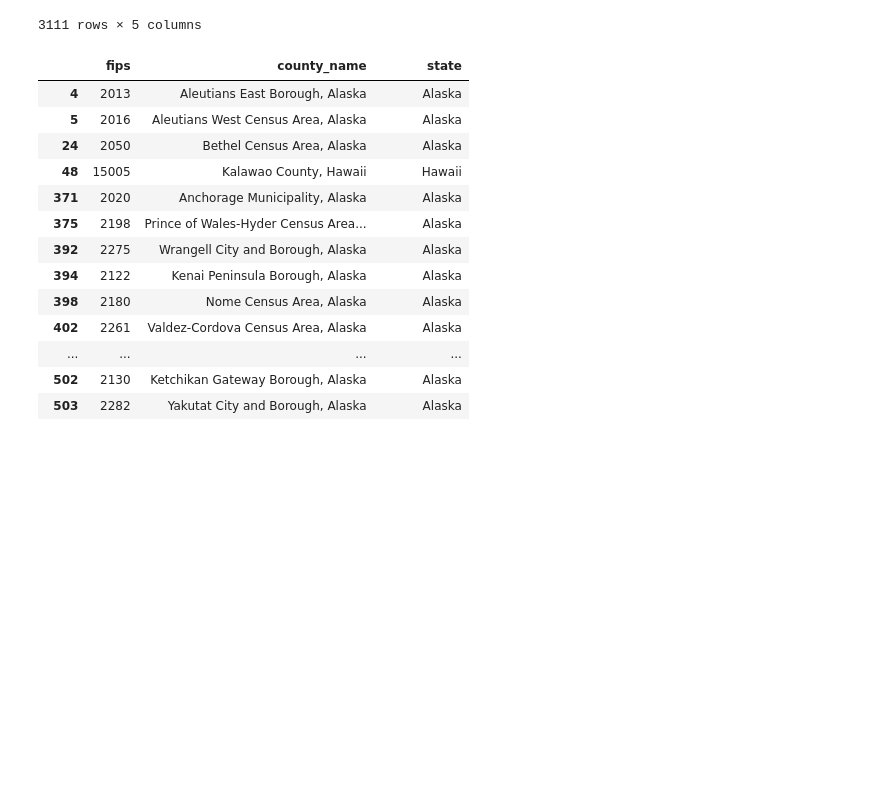
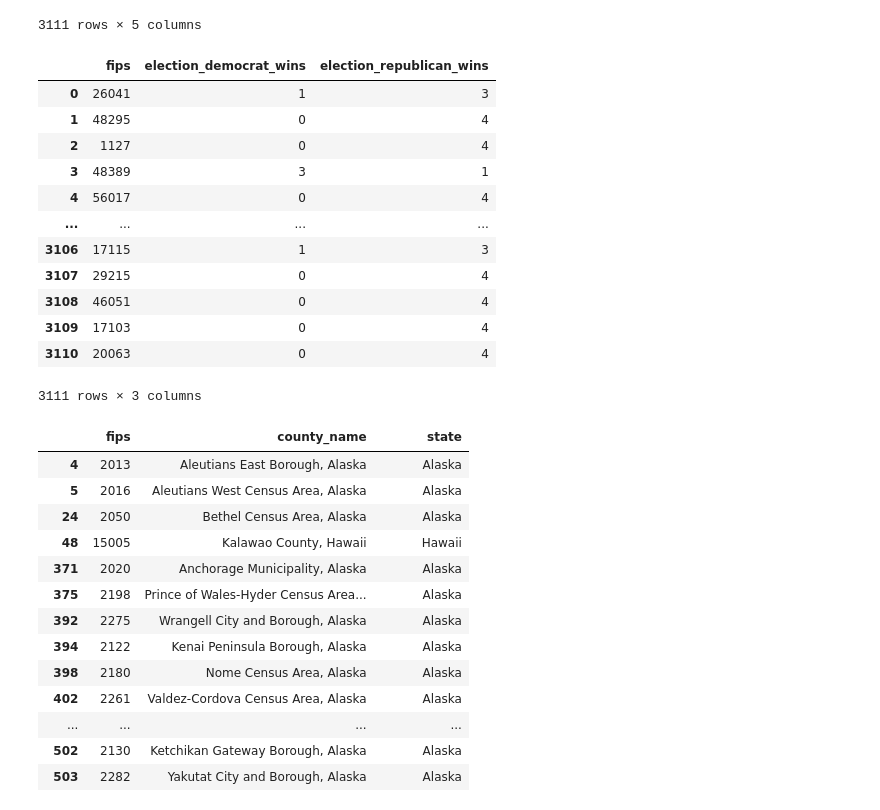
Before and after one commit to kuruparans/covid19-vaccine-hesitancy-analysis, a Jupyter notebook: data-cleaning.ipynb, the cells around one changed output. Cells and saved outputs as stored; diff of their text form; code cells hidden in the pictures; blank space fills up the shorter version.

```diff
--- a/data-cleaning.ipynb
+++ b/data-cleaning.ipynb
@@ -203,6 +203,25 @@ elections
 | 3109 | 17103 | Republican | Republican | Republican | Republican |
 | 3110 | 20063 | Republican | Republican | Republican | Republican |
 3111 rows × 5 columns
+# %%
+elections['election_democrat_wins'] = sum([elections['election_' + str(year)].str.count('Democrat') for year in election_years])
+elections['election_republican_wins'] = sum([elections['election_' + str(year)].str.count('Republican') for year in election_years])
+elections = elections[['fips', 'election_democrat_wins', 'election_republican_wins']]
+elections
+# %% [output]
+|  | fips | election_democrat_wins | election_republican_wins |
+| 0 | 26041 | 1 | 3 |
+| 1 | 48295 | 0 | 4 |
+| 2 | 1127 | 0 | 4 |
+| 3 | 48389 | 3 | 1 |
+| 4 | 56017 | 0 | 4 |
+| ... | ... | ... | ... |
+| 3106 | 17115 | 1 | 3 |
+| 3107 | 29215 | 0 | 4 |
+| 3108 | 46051 | 0 | 4 |
+| 3109 | 17103 | 0 | 4 |
+| 3110 | 20063 | 0 | 4 |
+3111 rows × 3 columns
 # %%
 # Show missing county rows in elections dataset
 county[~county.fips.isin(elections.fips)]
```
Also changed, not shown: parts of 1 cell of this notebook.
